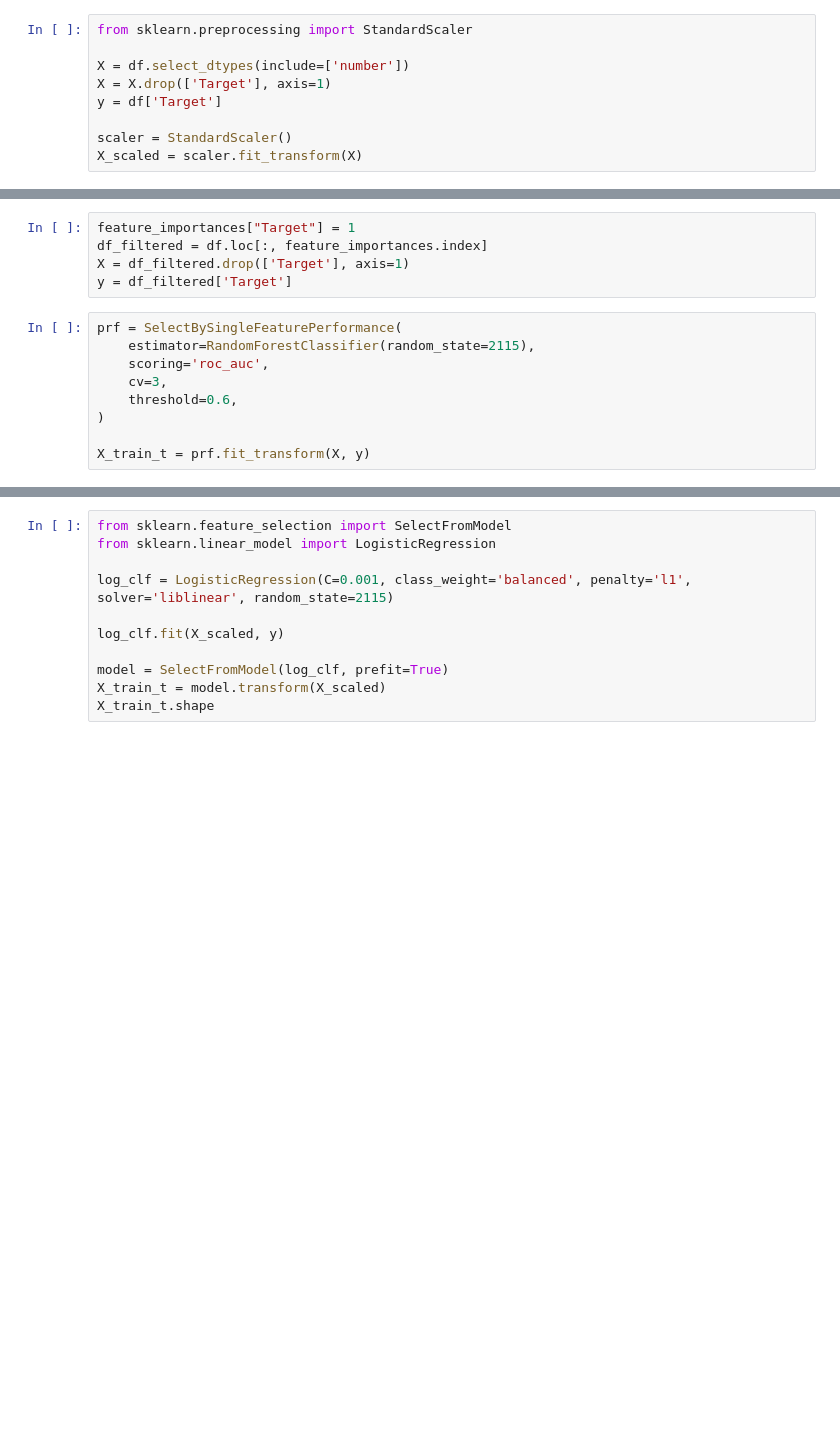
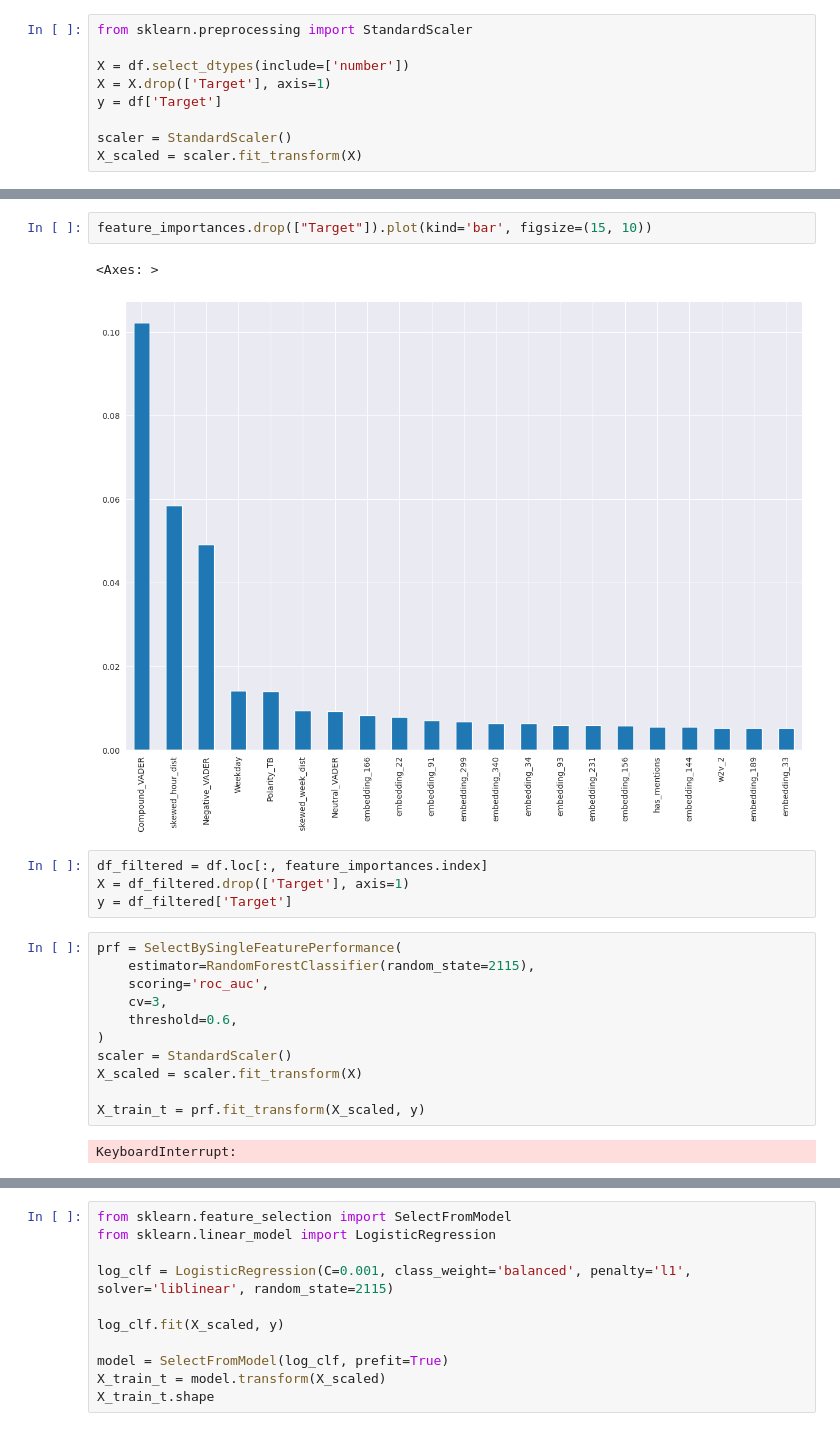
Before and after one commit to AdamKaniasty/TweetsSentimentPredictor, a Jupyter notebook: FetureSelection.ipynb, the cells around one changed output, grey strips where cells are left out. Drawn from its saved outputs; the diff is of its cells as text; blank space fills up the shorter version.

```diff
--- a/FetureSelection.ipynb
+++ b/FetureSelection.ipynb
@@ -39,5 +50,9 @@ feature_importances = feature_importances[feature_importances > 0.005]
+# %%
+feature_importances.drop(["Target"]).plot(kind='bar', figsize=(15, 10))
+# %% [output]
+<Axes: >
+[figure, added]
 # %%
-feature_importances["Target"] = 1
 df_filtered = df.loc[:, feature_importances.index]
 X = df_filtered.drop(['Target'], axis=1)
 y = df_filtered['Target']
@@ -48,5 +63,9 @@ prf = SelectBySingleFeaturePerformance(
     cv=3,
     threshold=0.6,
 )
+scaler = StandardScaler()
+X_scaled = scaler.fit_transform(X)
 
-X_train_t = prf.fit_transform(X, y)
+X_train_t = prf.fit_transform(X_scaled, y)
+# %% [output]
+KeyboardInterrupt:
```
Also changed, not shown: parts of 6 cells of this notebook, 4 other files.
